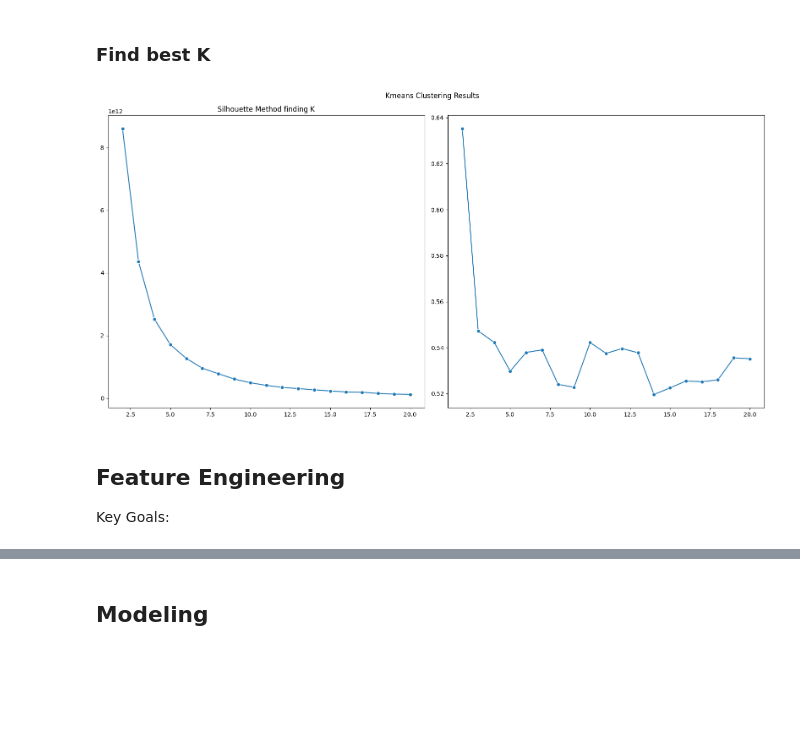
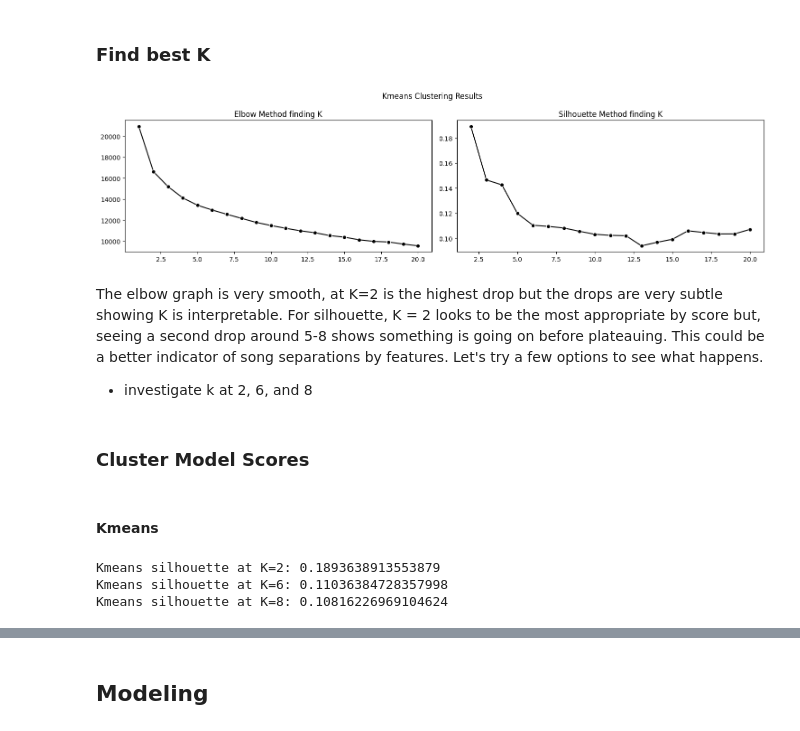
Before and after one commit to gentralg-Gitcoding/fullstack-projects, a Jupyter notebook: cohortOfSongs/notebooks/cohort_of_songs_Gentral.ipynb, the cells around one changed output, grey strips where cells are left out. Cells and saved outputs as stored; diff of their text form; code cells hidden in the pictures; blank space fills up the shorter version.

Commit message:
Added clustering and more transformations for representing our data

```diff
--- a/cohortOfSongs/notebooks/cohort_of_songs_Gentral.ipynb
+++ b/cohortOfSongs/notebooks/cohort_of_songs_Gentral.ipynb
@@ -459,2 +493,10 @@ numerical_features = release_date_sorted.select_dtypes(include=["float64", "int6
 # %%
-cluster_df = release_date_sorted.copy(deep=True)
+#Create clustering df from a StandardScaler
+scaler = StandardScaler()
+
+cluster_df = pd.DataFrame(
+    scaler.fit_transform(cluster_df),
+    columns=scaler.get_feature_names_out(),
+    index=cluster_df.index
+)
+cluster_df
@@ -460,0 +519,12 @@ cluster_df = release_date_sorted.copy(deep=True)
+# %%
+if viewPlots:
+    for feature in numerical_features:
+        fig, axes = plt.subplots(1, 1, figsize=(10, 5))
+
+        axes.hist(x=cluster_df[feature], bins=50, color="blue", edgecolor="black", alpha=0.4, density=True)
+        axes.set_title(f"Histogram of {feature}")
+        axes.set_xlabel(f"{feature}")
+        axes.set_ylabel(f"Probability")
+
+        plt.tight_layout()
+        plt.show()
@@ -462,30 +546,34 @@ cluster_df = release_date_sorted.copy(deep=True)
 ### Find best K
 # %%
 if viewPlots:
-    k_range = range(2, 21)
+    k_range = range(1, 21)
+    sil_range = range(2, 21)
     inertias = []
     silhouettes = []
-    fig, axes = plt.subplots(1, 2, figsize=(16,8))
+    fig, axes = plt.subplots(1, 2, figsize=(15,4))
 
     for k in k_range:
         kmeans_model = KMeans(n_clusters=k, random_state=320)
-
         kmeans_model.fit(cluster_df[numerical_features])
         inertias.append(kmeans_model.inertia_)
 
+    for k in sil_range:
+        kmeans_model = KMeans(n_clusters=k, random_state=320)
         labels = kmeans_model.fit_predict(cluster_df[numerical_features])
         silhouettes.append(silhouette_score(cluster_df[numerical_features], labels))
 
-    sns.lineplot(x=k_range, y=inertias, ax=axes[0], marker='o')
+    sns.lineplot(x=k_range, y=inertias, ax=axes[0], marker='o', color="black")
     axes[0].set_title('Elbow Method finding K')
-    sns.lineplot(x=k_range, y=silhouettes, ax=axes[1], marker='o')
-    axes[0].set_title('Silhouette Method finding K')
+    sns.lineplot(x=sil_range, y=silhouettes, ax=axes[1], marker='o', color="black")
+    axes[1].set_title('Silhouette Method finding K')
 
     fig.suptitle('Kmeans Clustering Results')
     plt.tight_layout()
     plt.show()
 # %% [output]
-[figure, old version]
+[figure, new version]
-# %% [markdown]
-## Feature Engineering
-Key Goals:
+# %% [markdown]
+The elbow graph is very smooth, at K=2 is the highest drop but the drops are very subtle showing K is interpretable. For silhouette, K = 2 looks to be the most appropriate by score but, seeing a second drop around 5-8 shows something is going on before plateauing. This could be a better indicator of song separations by features. Let's try a few options to see what happens.
+- investigate k at 2, 6, and 8
+# %% [markdown]
+### Cluster Model Scores
@@ -491,0 +582,14 @@ Key Goals:
+# %% [markdown]
+#### Kmeans
+# %%
+#Kmeans Clusters
+for k in k_targets:
+    kmeans_model = KMeans(n_clusters=k, random_state=320)
+    kmeans_labels = kmeans_model.fit_predict(cluster_df[numerical_features])
+
+    kmeans_silhouette_score = silhouette_score(cluster_df[numerical_features], kmeans_labels)
+    print(f"Kmeans silhouette at K={k}: {kmeans_silhouette_score}")
+# %% [output]
+Kmeans silhouette at K=2: 0.1893638913553879
+Kmeans silhouette at K=6: 0.11036384728357998
+Kmeans silhouette at K=8: 0.10816226969104624
```
Also changed, not shown: parts of 23 cells of this notebook.
